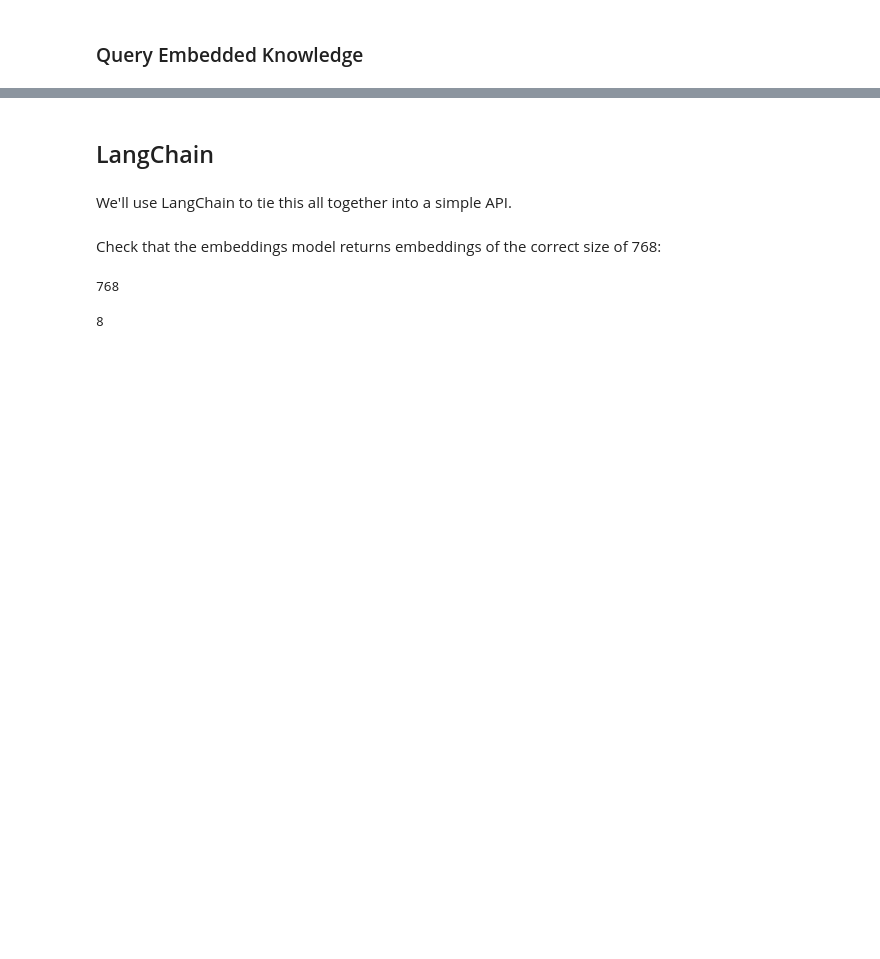
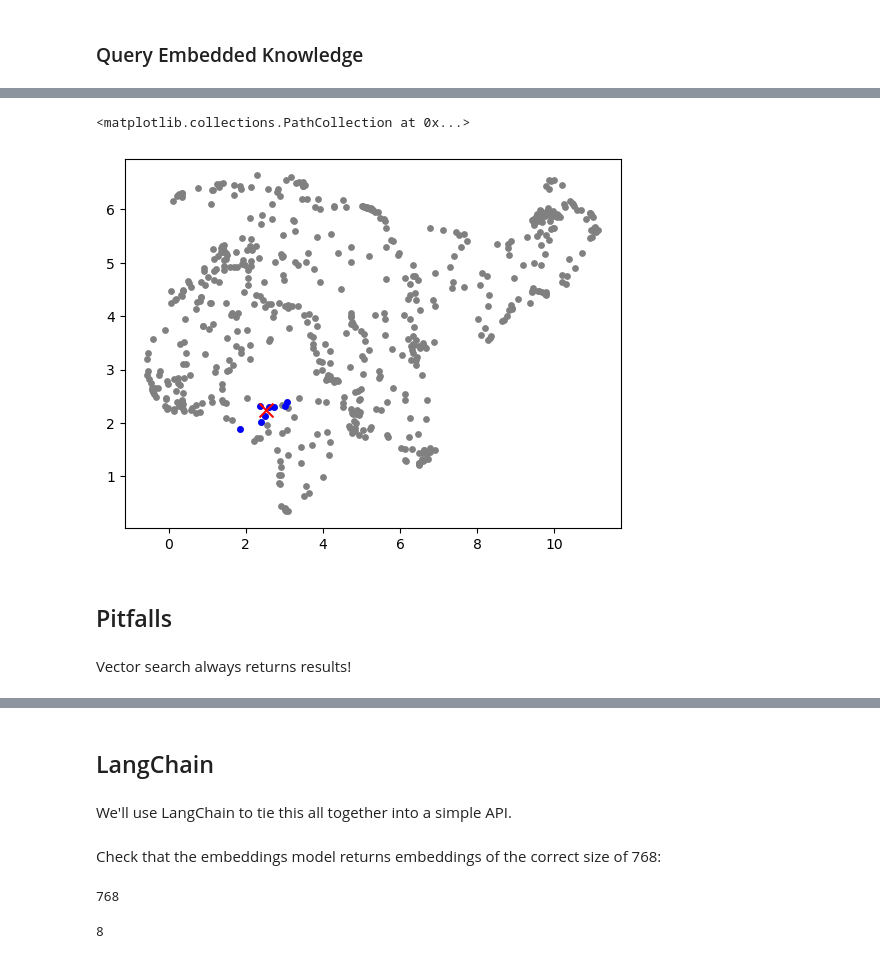
Before and after one commit to alex-kalinin/rag-llama-mongodb, a Jupyter notebook: 1. Introduction to RAG with LLaMa, MongoDB and LangChain/Instructor - RAG Workshop.ipynb, the cells around one changed output, grey strips where cells are left out. Drawn from its saved outputs; the diff is of its cells as text; code cells hidden in the pictures; blank space fills up the shorter version.

```diff
--- a/1. Introduction to RAG with LLaMa, MongoDB and LangChain/Instructor - RAG Workshop.ipynb
+++ b/1. Introduction to RAG with LLaMa, MongoDB and LangChain/Instructor - RAG Workshop.ipynb
@@ -430,0 +421,10 @@ Please note that this information is accurate as of the filing date of MongoDB's
+# %%
+v.results = t.coll.aggregate([{
+    "$vectorSearch": {
+        "queryVector": t.emb_model.encode(v.question).tolist(),
+        "path": "embedding",
+        "numCandidates": 200,
+        "limit": 8,
+        "index": f"{t.coll.name}_vector_index"
+    }}])
+v.results = list(v.results)
@@ -430,0 +435,4 @@ Please note that this information is accurate as of the filing date of MongoDB's
+# %%
+v.umap_query = umap_embeddings([
+    t.emb_model.encode(v.question)
+], v.umap_transform)
@@ -430,0 +443,5 @@ Please note that this information is accurate as of the filing date of MongoDB's
+# %%
+v.umap_results = umap_embeddings(
+    [d['embedding'] for d in v.results],
+    v.umap_transform
+)
@@ -430,0 +452,12 @@ Please note that this information is accurate as of the filing date of MongoDB's
+# %%
+plt.figure()
+plt.scatter(v.umap_all[:, 0], v.umap_all[:, 1], s=15, color="gray")
+plt.scatter(v.umap_results[:, 0], v.umap_results[:, 1], s=15, color="blue")
+plt.scatter(v.umap_query[:, 0], v.umap_query[:, 1], marker="x", s=100, color="r")
+# %% [output]
+<matplotlib.collections.PathCollection at 0x...>
+[figure, added]
+# %% [markdown]
+## Pitfalls
+# %% [markdown]
+Vector search always returns results!
```
Also changed, not shown: parts of 44 cells of this notebook.
